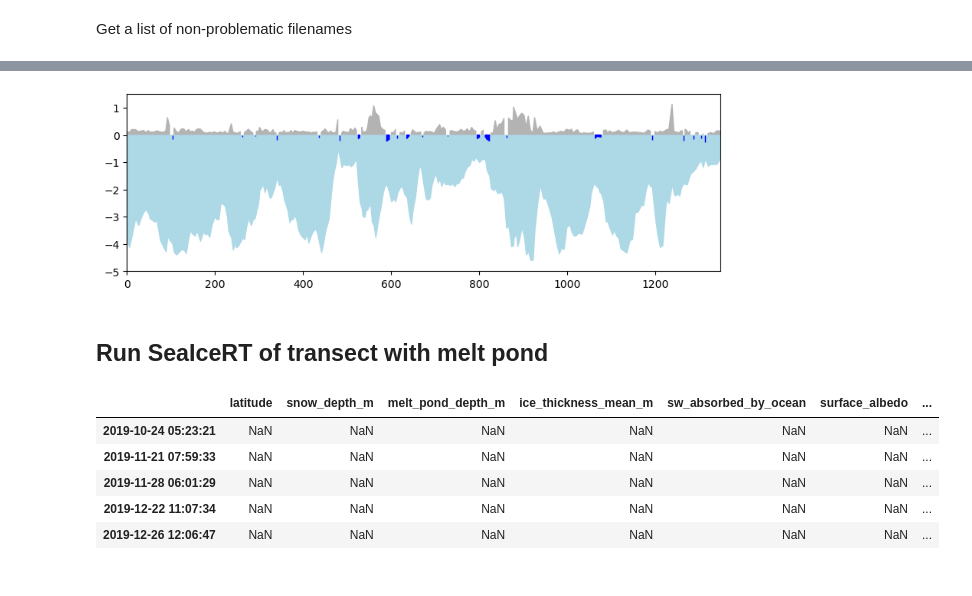
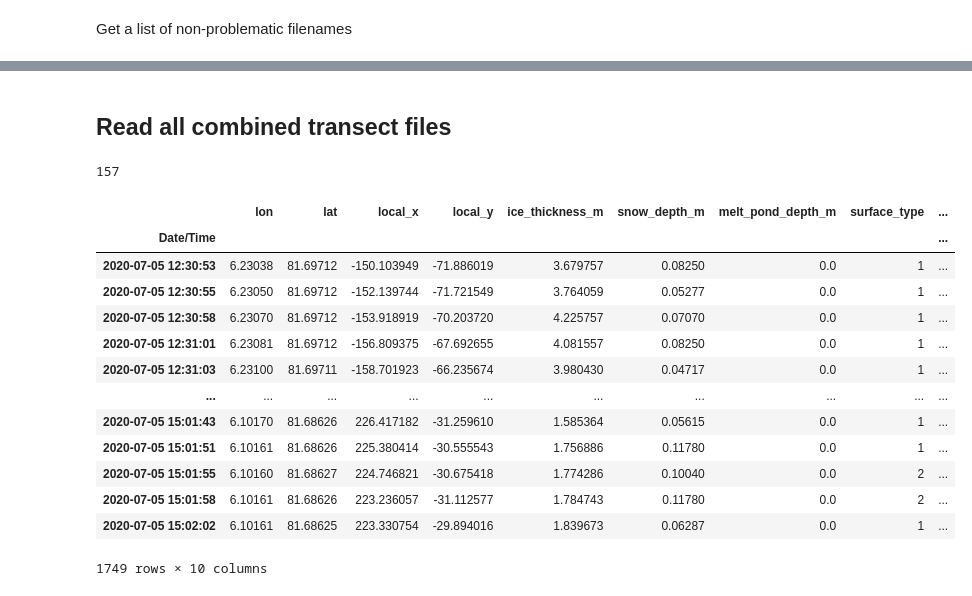
Before and after one commit to nsidc/mosaic_sunlight_underseaice, a Jupyter notebook: notebooks/parse_data_summary_spreadsheet.ipynb, the cells around one changed output, grey strips where cells are left out. Drawn from its saved outputs; the diff is of its cells as text; code cells hidden in the pictures.

```diff
--- a/notebooks/parse_data_summary_spreadsheet.ipynb
+++ b/notebooks/parse_data_summary_spreadsheet.ipynb
@@ -118,16 +220,29 @@ df.head()
 # %%
-fig, ax = plt.subplots(figsize=(10,3))
-plot_thickness_profile(df, ax=ax)
+# fig, ax = plt.subplots(figsize=(10,3))
+# plot_thickness_profile(df, ax=ax)
-# %% [output]
-[figure, removed]
-# %% [markdown]
-## Run SeaIceRT of transect with melt pond
-# %%
-time_series_df.head()
-# %% [output]
-|  | latitude | snow_depth_m | melt_pond_depth_m | ice_thickness_mean_m | sw_absorbed_by_ocean | surface_albedo | ... |
-| 2019-10-24 05:23:21 | NaN | NaN | NaN | NaN | NaN | NaN | ... |
-| 2019-11-21 07:59:33 | NaN | NaN | NaN | NaN | NaN | NaN | ... |
-| 2019-11-28 06:01:29 | NaN | NaN | NaN | NaN | NaN | NaN | ... |
-| 2019-12-22 11:07:34 | NaN | NaN | NaN | NaN | NaN | NaN | ... |
-| 2019-12-26 12:06:47 | NaN | NaN | NaN | NaN | NaN | NaN | ... |
+# %% [markdown]
+## Read all combined transect files
+# %%
+files = [fp for fp in MAGNAPROBE_PATH.glob("*/magna+gem2-transect*.csv") if re.search(r"\d{8}_PS122-\d_\d*-\d*_", fp.name)]
+len(files)
+# %% [output]
+157
+# %%
+df = parse_raw_combined_data(files[100])
+#df["melt_pond_depth_m"] = df["melt_pond_depth_m"].where(df["melt_pond_depth_m"] >= 0.)
+df
+# %% [output]
+|  | lon | lat | local_x | local_y | ice_thickness_m | snow_depth_m | melt_pond_depth_m | surface_type | ... |
+| Date/Time |  |  |  |  |  |  |  |  | ... |
+| 2020-07-05 12:30:53 | 6.23038 | 81.69712 | -150.103949 | -71.886019 | 3.679757 | 0.08250 | 0.0 | 1 | ... |
+| 2020-07-05 12:30:55 | 6.23050 | 81.69712 | -152.139744 | -71.721549 | 3.764059 | 0.05277 | 0.0 | 1 | ... |
+| 2020-07-05 12:30:58 | 6.23070 | 81.69712 | -153.918919 | -70.203720 | 4.225757 | 0.07070 | 0.0 | 1 | ... |
+| 2020-07-05 12:31:01 | 6.23081 | 81.69712 | -156.809375 | -67.692655 | 4.081557 | 0.08250 | 0.0 | 1 | ... |
+| 2020-07-05 12:31:03 | 6.23100 | 81.69711 | -158.701923 | -66.235674 | 3.980430 | 0.04717 | 0.0 | 1 | ... |
+| ... | ... | ... | ... | ... | ... | ... | ... | ... | ... |
+| 2020-07-05 15:01:43 | 6.10170 | 81.68626 | 226.417182 | -31.259610 | 1.585364 | 0.05615 | 0.0 | 1 | ... |
+| 2020-07-05 15:01:51 | 6.10161 | 81.68626 | 225.380414 | -30.555543 | 1.756886 | 0.11780 | 0.0 | 1 | ... |
+| 2020-07-05 15:01:55 | 6.10160 | 81.68627 | 224.746821 | -30.675418 | 1.774286 | 0.10040 | 0.0 | 2 | ... |
+| 2020-07-05 15:01:58 | 6.10161 | 81.68626 | 223.236057 | -31.112577 | 1.784743 | 0.11780 | 0.0 | 2 | ... |
+| 2020-07-05 15:02:02 | 6.10161 | 81.68625 | 223.330754 | -29.894016 | 1.839673 | 0.06287 | 0.0 | 1 | ... |
+1749 rows × 10 columns
```
Also changed, not shown: parts of 33 cells of this notebook.
